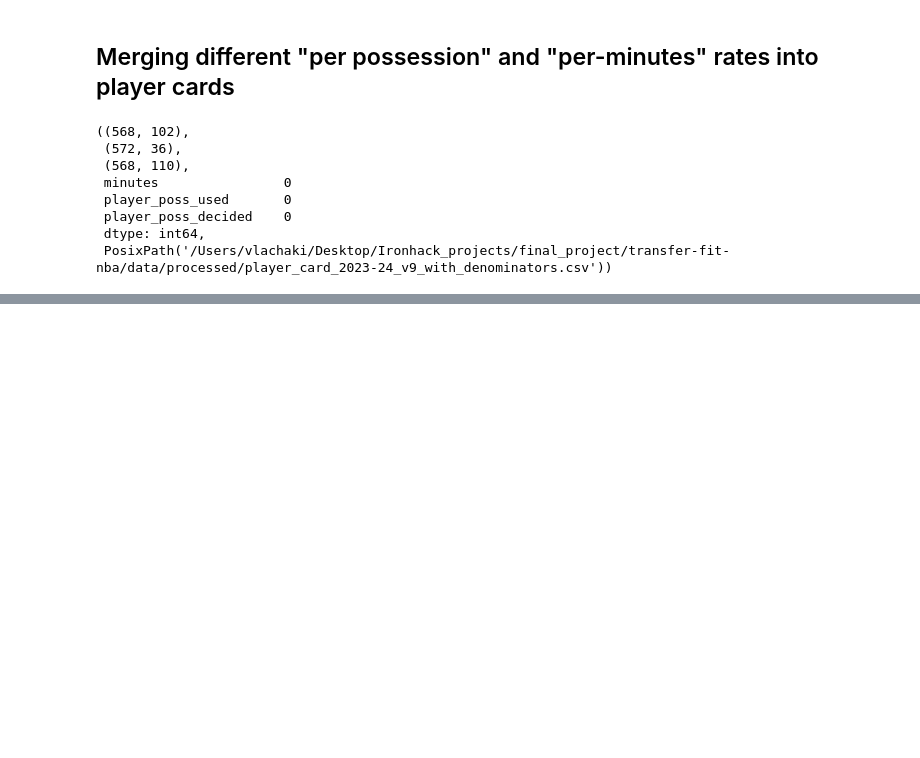
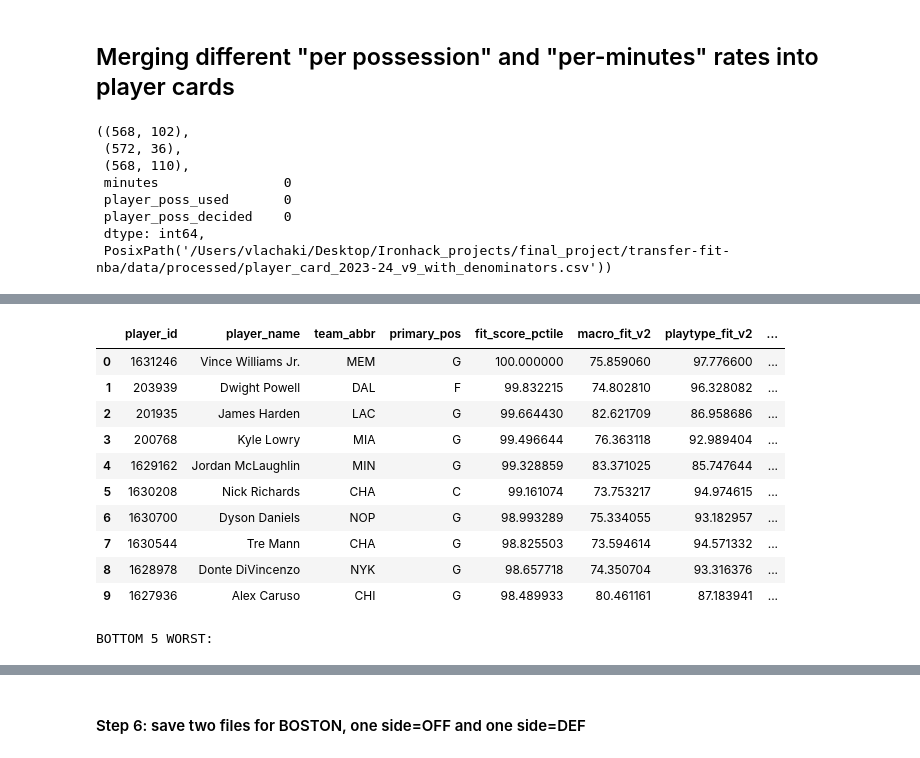
Before and after one commit to ChVlachakis/transfer-fit-nba, a Jupyter notebook: notebooks/00_ingest_entities.ipynb, the cells around one changed output, grey strips where cells are left out. Saved outputs shown, nothing was run; the diff lists cells and outputs as text; code cells hidden in the pictures; blank space fills up the shorter version.

```diff
--- a/notebooks/00_ingest_entities.ipynb
+++ b/notebooks/00_ingest_entities.ipynb
@@ -4476,0 +6543,64 @@ card_v9.to_csv(out_path, index=False)
+# %%
+from pathlib import Path
+import pandas as pd
+
+ROOT = Path("/Users/vlachaki/Desktop/Ironhack_projects/final_project/transfer-fit-nba")
+
+SEASON = "2023-24"
+TEAM_ABBR = "BOS"
+ALPHA = 0.5
+EXCL = True
+
+# volume filters (UI defaults)
+MIN_GAMES = 1
+MIN_MPG = 1.0
+MIN_POSS_DECIDED_PG = 1.0
+
+# choose score column preference
+SCORE_COL = "fit_score_pctile"  # or "fit_score"
+
+fit_path = ROOT / "data/app/fit_scores" / f"season={SEASON}" / f"fit_scores_team={TEAM_ABBR}_alpha={ALPHA}_pos=ALL_excl={EXCL}.csv"
+card_path = ROOT / "data/processed" / "player_card_2023-24_v10_with_volume_filters.csv"
+
+print("loading fit:", fit_path)
+print("loading card:", card_path)
+
+fit = pd.read_csv(fit_path)
+card = pd.read_csv(card_path)
+
+# pull only what we need from card
+need = ["player_id", "games", "mpg", "poss_decided_pg", "team_abbr", "player_name", "primary_pos"]
+present = [c for c in need if c in card.columns]
+vol = card[present].drop_duplicates("player_id")
+
+# merge into fit
+df = fit.merge(vol[["player_id","games","mpg","poss_decided_pg"]], on="player_id", how="left")
+
+# sanity: if any nulls, show count (but don't crash)
+nulls = df[["games","mpg","poss_decided_pg"]].isna().sum().to_dict()
+print("nulls after merge:", nulls)
+
+# apply filters
+pool = df[
+    (df["games"].fillna(0) >= MIN_GAMES) &
+    (df["mpg"].fillna(0) >= MIN_MPG) &
+    (df["poss_decided_pg"].fillna(0) >= MIN_POSS_DECIDED_PG)
+].copy()
+
+print("pool size after filters:", len(pool))
+
+if SCORE_COL not in pool.columns:
+    raise KeyError(f"Missing score col '{SCORE_COL}'. Available score-like cols: {[c for c in pool.columns if 'fit' in c]}")
+
+cols_show = ["player_id","player_name","team_abbr","primary_pos",SCORE_COL,"macro_fit_v2","playtype_fit_v2","games","mpg","poss_decided_pg"]
+cols_show = [c for c in cols_show if c in pool.columns]
+
+top10 = pool.sort_values(SCORE_COL, ascending=False).head(10)[cols_show]
+bot5  = pool.sort_values(SCORE_COL, ascending=True).head(5)[cols_show]
+
+print("\nTOP 10 BEST:")
+display(top10)
+
+print("\nBOTTOM 5 WORST:")
+display(bot5)
+# %% [output]
@@ -4476,0 +6613,12 @@ card_v9.to_csv(out_path, index=False)
+|  | player_id | player_name | team_abbr | primary_pos | fit_score_pctile | macro_fit_v2 | playtype_fit_v2 | ... |
+| 0 | 1631246 | Vince Williams Jr. | MEM | G | 100.000000 | 75.859060 | 97.776600 | ... |
+| 1 | 203939 | Dwight Powell | DAL | F | 99.832215 | 74.802810 | 96.328082 | ... |
+| 2 | 201935 | James Harden | LAC | G | 99.664430 | 82.621709 | 86.958686 | ... |
+| 3 | 200768 | Kyle Lowry | MIA | G | 99.496644 | 76.363118 | 92.989404 | ... |
+| 4 | 1629162 | Jordan McLaughlin | MIN | G | 99.328859 | 83.371025 | 85.747644 | ... |
+| 5 | 1630208 | Nick Richards | CHA | C | 99.161074 | 73.753217 | 94.974615 | ... |
+| 6 | 1630700 | Dyson Daniels | NOP | G | 98.993289 | 75.334055 | 93.182957 | ... |
+| 7 | 1630544 | Tre Mann | CHA | G | 98.825503 | 73.594614 | 94.571332 | ... |
+| 8 | 1628978 | Donte DiVincenzo | NYK | G | 98.657718 | 74.350704 | 93.316376 | ... |
+| 9 | 1627936 | Alex Caruso | CHI | G | 98.489933 | 80.461161 | 87.183941 | ... |
+BOTTOM 5 WORST:
@@ -4476,0 +6631,2 @@ card_v9.to_csv(out_path, index=False)
+# %% [markdown]
+#### Step 6: save two files for BOSTON, one side=OFF and one side=DEF
```
Also changed, not shown: parts of 79 cells of this notebook, 2 other files.
